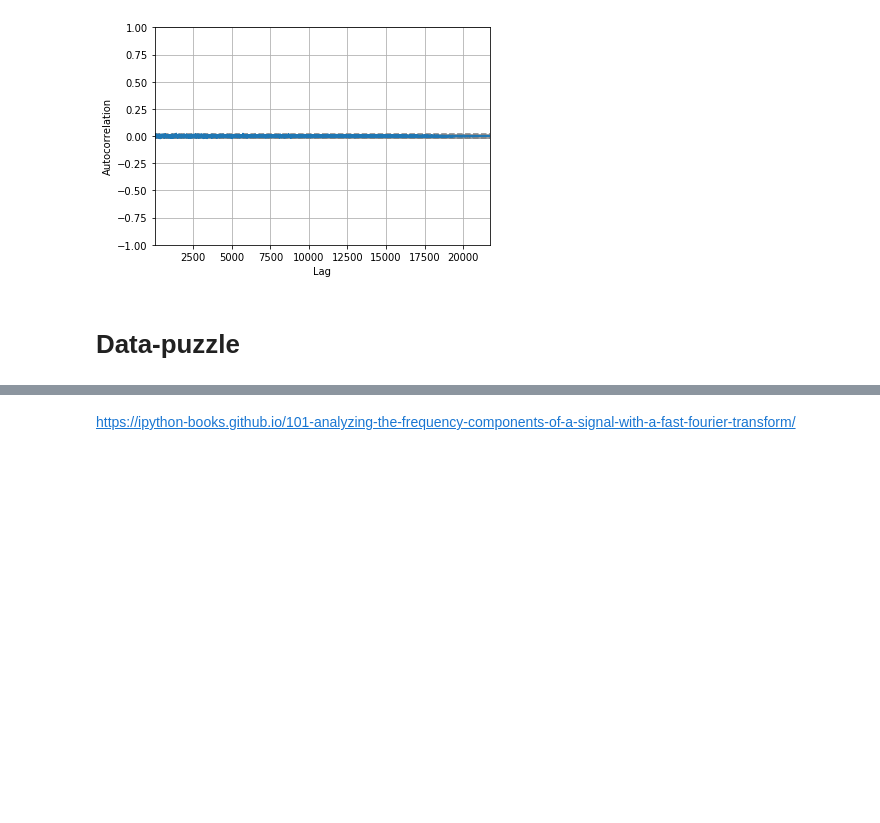
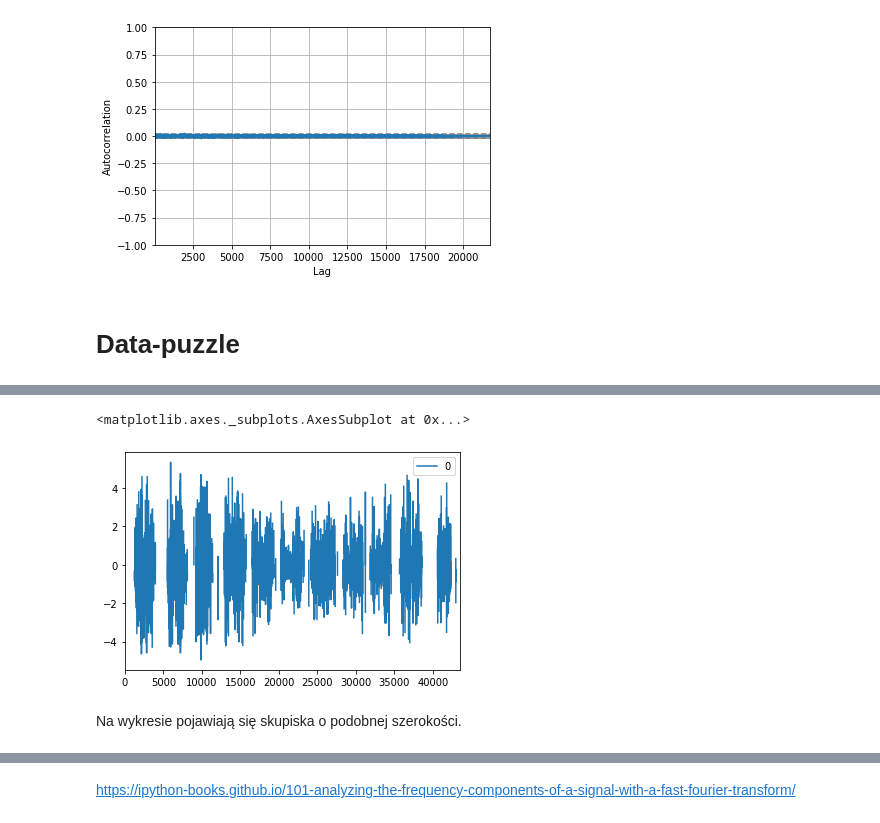
Before and after one commit to pawel717-SCGE/lab1, a Jupyter notebook: lab1-SCGE.ipynb, the cells around one changed output, grey strips where cells are left out. Cells and saved outputs as stored; diff of their text form; code cells hidden in the pictures; blank space fills up the shorter version.

```diff
--- a/lab1-SCGE.ipynb
+++ b/lab1-SCGE.ipynb
@@ -346,4 +427,9 @@ data_puzzle_rets.describe()
 # %%
 import numpy as np
 df_data_puzzle_change = df_data_puzzle.apply(lambda x: np.log(x) - np.log(x.shift(1)))
-df_data_puzzle_change.describe()
+df_data_puzzle_change.plot(label='log return')
+# %% [output]
+<matplotlib.axes._subplots.AxesSubplot at 0x...>
+[figure, added]
+# %% [markdown]
+Na wykresie pojawiają się skupiska o podobnej szerokości.
```
Also changed, not shown: parts of 52 cells of this notebook.
